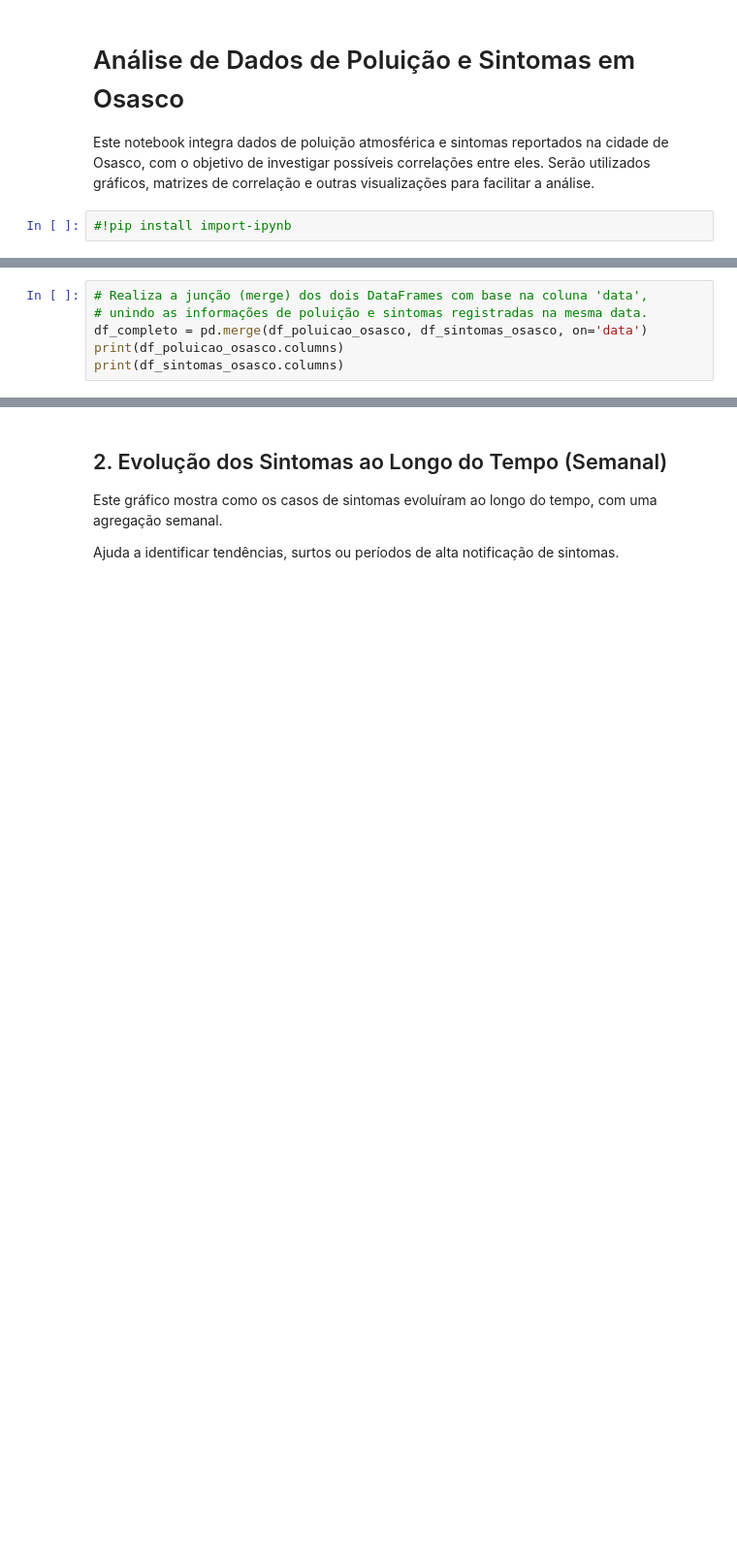
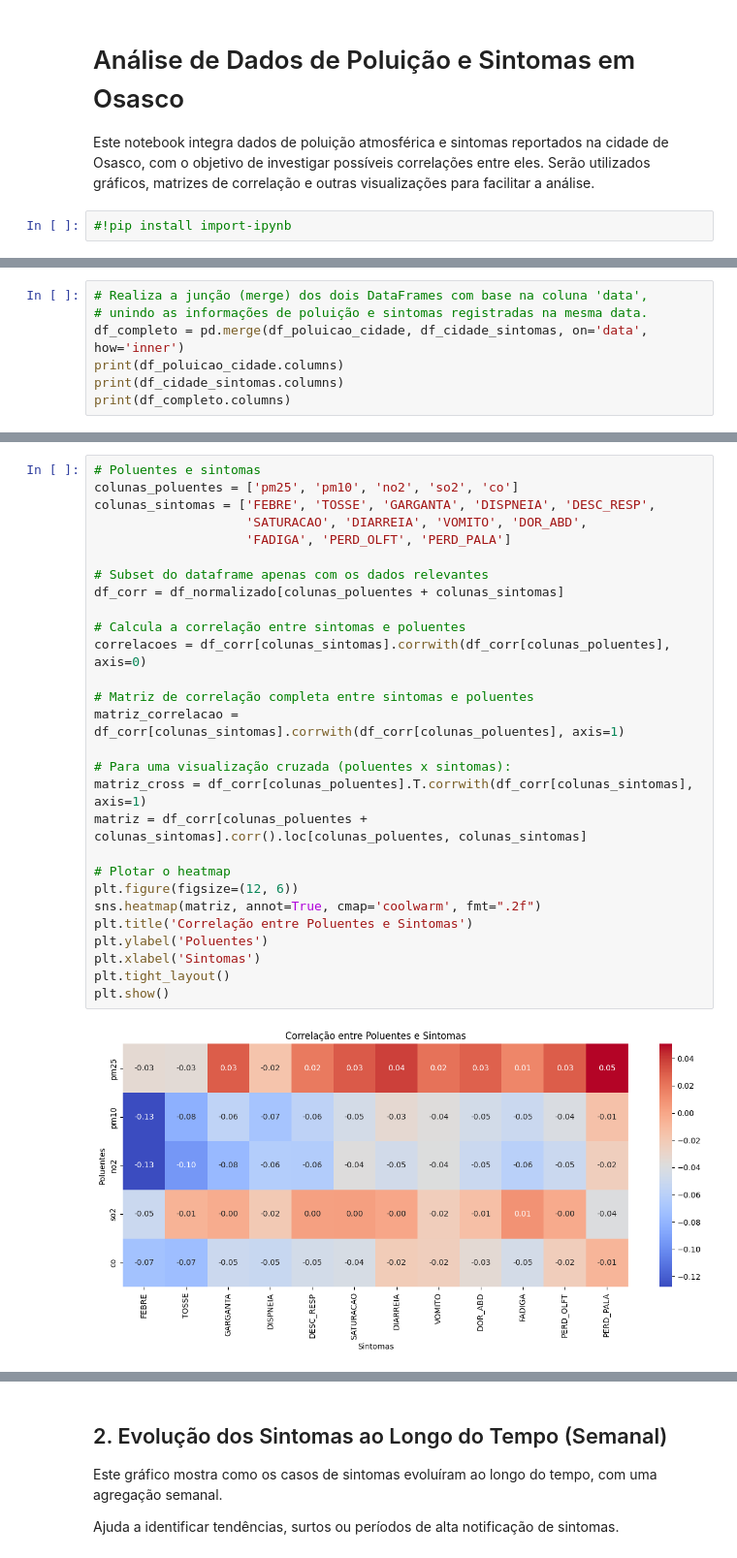
Before and after one commit to Vinicius380/ProjetoIntegrador_3_Semestre, a Jupyter notebook: EDA.ipynb, the cells around one changed output, grey strips where cells are left out. Shown at 97% size. Cells and saved outputs as stored; diff of their text form; blank space fills up the shorter version.

```diff
--- a/EDA.ipynb
+++ b/EDA.ipynb
@@ -38,9 +40,10 @@ See the caveats in the documentation: https://pandas.pydata.org/pandas-docs/stab
 # %%
 # Realiza a junção (merge) dos dois DataFrames com base na coluna 'data',
 # unindo as informações de poluição e sintomas registradas na mesma data.
-df_completo = pd.merge(df_poluicao_osasco, df_sintomas_osasco, on='data')
-print(df_poluicao_osasco.columns)
-print(df_sintomas_osasco.columns)
+df_completo = pd.merge(df_poluicao_cidade, df_cidade_sintomas, on='data', how='inner')
+print(df_poluicao_cidade.columns)
+print(df_cidade_sintomas.columns)
+print(df_completo.columns)
 # %% [output]
 Index(['data', ' pm25', ' pm10', ' o3', ' no2', ' so2', ' co'], dtype='object')
 Index(['data', 'FEBRE', 'TOSSE', 'GARGANTA', 'DISPNEIA', 'DESC_RESP',
@@ -79,5 +200,35 @@ OUTRO_SIN   1.000000
 Este gráfico mostra a força e direção das correlações entre os diferentes sintomas registrados.
 
 Cores mais quentes (vermelho) indicam correlações positivas mais fortes, enquanto cores mais frias (azul) indicam correlações negativas.
+# %%
+# Poluentes e sintomas
+colunas_poluentes = ['pm25', 'pm10', 'no2', 'so2', 'co']
+colunas_sintomas = ['FEBRE', 'TOSSE', 'GARGANTA', 'DISPNEIA', 'DESC_RESP',
+                    'SATURACAO', 'DIARREIA', 'VOMITO', 'DOR_ABD',
+                    'FADIGA', 'PERD_OLFT', 'PERD_PALA']
+
+# Subset do dataframe apenas com os dados relevantes
+df_corr = df_normalizado[colunas_poluentes + colunas_sintomas]
+
+# Calcula a correlação entre sintomas e poluentes
+correlacoes = df_corr[colunas_sintomas].corrwith(df_corr[colunas_poluentes], axis=0)
+
+# Matriz de correlação completa entre sintomas e poluentes
+matriz_correlacao = df_corr[colunas_sintomas].corrwith(df_corr[colunas_poluentes], axis=1)
+
+# Para uma visualização cruzada (poluentes x sintomas):
+matriz_cross = df_corr[colunas_poluentes].T.corrwith(df_corr[colunas_sintomas], axis=1)
+matriz = df_corr[colunas_poluentes + colunas_sintomas].corr().loc[colunas_poluentes, colunas_sintomas]
+
+# Plotar o heatmap
+plt.figure(figsize=(12, 6))
+sns.heatmap(matriz, annot=True, cmap='coolwarm', fmt=".2f")
+plt.title('Correlação entre Poluentes e Sintomas')
+plt.ylabel('Poluentes')
+plt.xlabel('Sintomas')
+plt.tight_layout()
+plt.show()
+# %% [output]
+[figure, added]
 # %%
 plt.figure(figsize=(14, 10))
```
Also changed, not shown: parts of 24 cells of this notebook, 1 other file.
